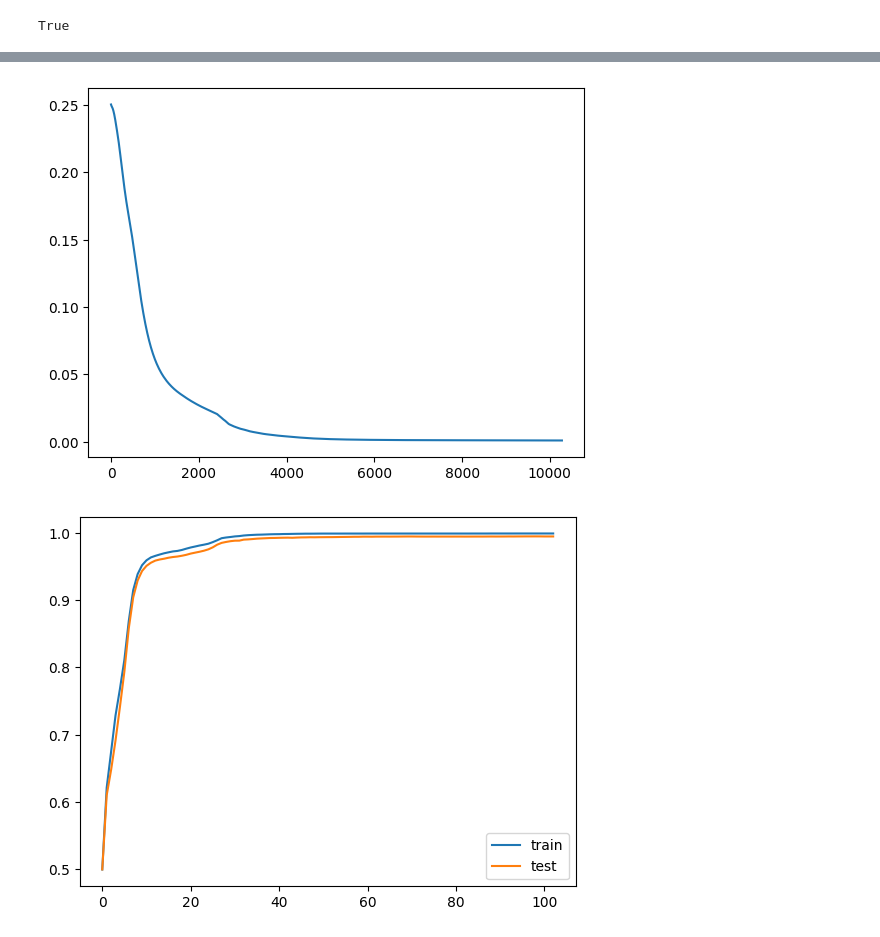
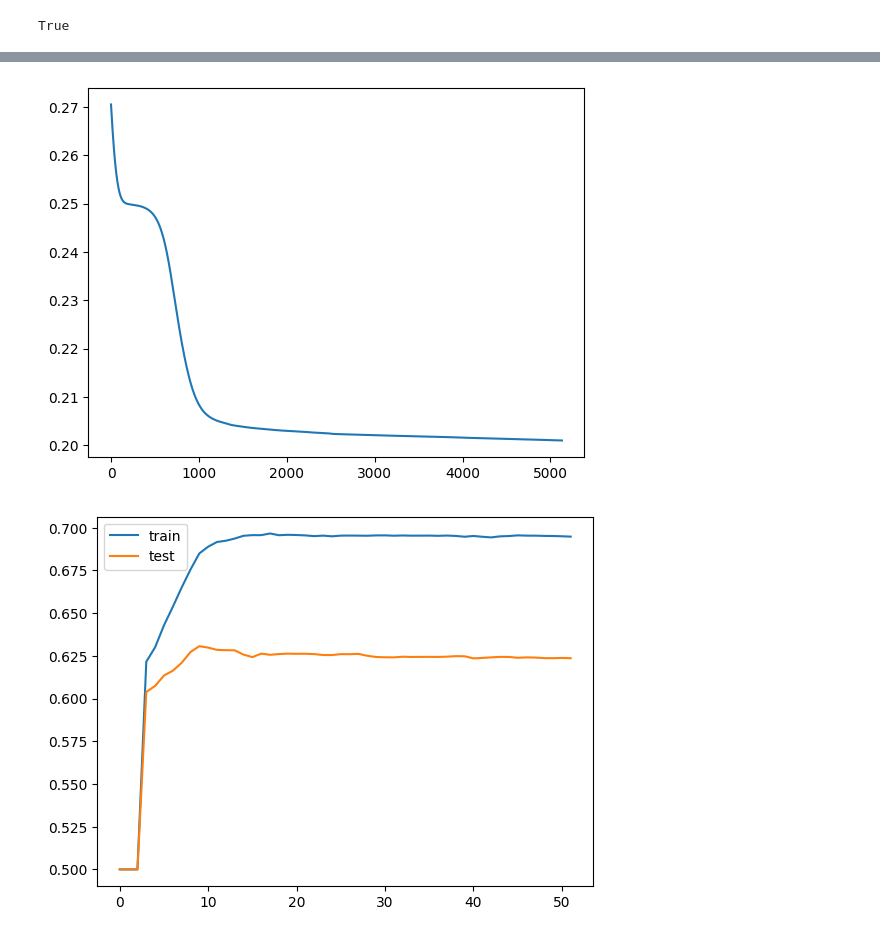
Before and after one commit to gentannipea/DataMining-2023, a Jupyter notebook: notebooks/Classification.ipynb, the cells around one changed output, grey strips where cells are left out. Drawn from its saved outputs; the diff is of its cells as text; code cells hidden in the pictures.

```diff
--- a/notebooks/Classification.ipynb
+++ b/notebooks/Classification.ipynb
@@ -182,3 +179,18 @@ X_test = scaled.loc[idx_test]
 
 y_train = isKilled.loc[idx_train]
 y_test = isKilled.loc[idx_test]
+# %%
+# calculate the importance of each feature wrt the target variable
+from sklearn.ensemble import ExtraTreesClassifier
+from sklearn.feature_selection import SelectFromModel
+
+clf = ExtraTreesClassifier(n_estimators=100)
+clf = clf.fit(X_train, y_train)
+clf.feature_importances_
+model = SelectFromModel(clf, prefit=True)
+X_new = model.transform(X_train)
+X_new.shape
+
+# get the selected features
+selected_features = scaled.columns[model.get_support()]
+selected_features
@@ -185,3 +204,6 @@ y_test = isKilled.loc[idx_test]
+# %%
+X_train = X_train[selected_features]
+X_test = X_test[selected_features]
 # %%
 
 
@@ -189,7 +211,7 @@ from sklearn.tree import DecisionTreeClassifier
 from sklearn.neural_network import MLPClassifier
 from sklearn.metrics import accuracy_score
 
-clf = DecisionTreeClassifier(criterion='log_loss', splitter='best', max_depth=7, min_samples_split=3, min_samples_leaf=4)
+clf = DecisionTreeClassifier(criterion='gini', splitter='best', max_depth=3, min_samples_split=3, min_samples_leaf=4)
 clf.fit(X_train, y_train)
 y_pred_train = clf.predict(X_train)
 y_pred = clf.predict(X_test)
@@ -208,7 +230,7 @@ from matplotlib import pyplot as plt
 
 importances = clf.feature_importances_
 indices = np.argsort(importances)[::-1]
-names = [f.columns[i] for i in indices]
+names = [X_train.columns[i] for i in indices]
 
 plt.figure(figsize=(20, 10))
 plt.title("Feature Importance")
@@ -243,3 +265,16 @@ graph = pydotplus.graph_from_dot_data(dot_data)
 graph.write_png('graph.png')
 # %% [output]
 True
+# %%
+from sklearn.ensemble import RandomForestClassifier
+from sklearn.metrics import accuracy_score, confusion_matrix, classification_report
+
+clf = RandomForestClassifier(n_estimators=100, criterion='gini', max_depth=7, min_samples_split=3, min_samples_leaf=4)
+clf.fit(X_train, y_train)
+y_pred_train = clf.predict(X_train)
+y_pred = clf.predict(X_test)
+print(accuracy_score(y_train, y_pred_train))
+print(accuracy_score(y_test, y_pred))
+
+print(confusion_matrix(y_train, y_pred_train, labels=[0, 1]))
+print(confusion_matrix(y_test, y_pred, labels=[0, 1]))
@@ -255,7 +315,7 @@ y_train_tensor = torch.tensor(y_train.values, dtype=torch.float32).to(DEVICE)
 y_test_tensor = torch.tensor(y_test.values, dtype=torch.float32).to(DEVICE)
 
 input_size = X_train_tensor.shape[1]
-hidden_size = 10
+hidden_size = 5
 output_size = 1
 
 loss_function = nn.MSELoss()
@@ -264,6 +324,10 @@ learning_rate = 0.001
 
 model = nn.Sequential(
     nn.Linear(input_size, hidden_size),
+    nn.Sigmoid(),
+    nn.Linear(hidden_size, hidden_size),
+    nn.Sigmoid(),
+    nn.Linear(hidden_size, hidden_size),
     nn.Sigmoid(),
     nn.Linear(hidden_size, hidden_size),
     nn.Sigmoid(),
@@ -346,5 +410,5 @@ Epoch 10201/50000, Loss: 0.0010, Accuracy: 0.9991, Test Accuracy: 0.9946
-[figure, old version]
+[figure, new version]
-[figure, old version]
+[figure, new version]
 # %%
 import shap
 
```
Also changed, not shown: parts of 11 cells of this notebook, 1 other file.
